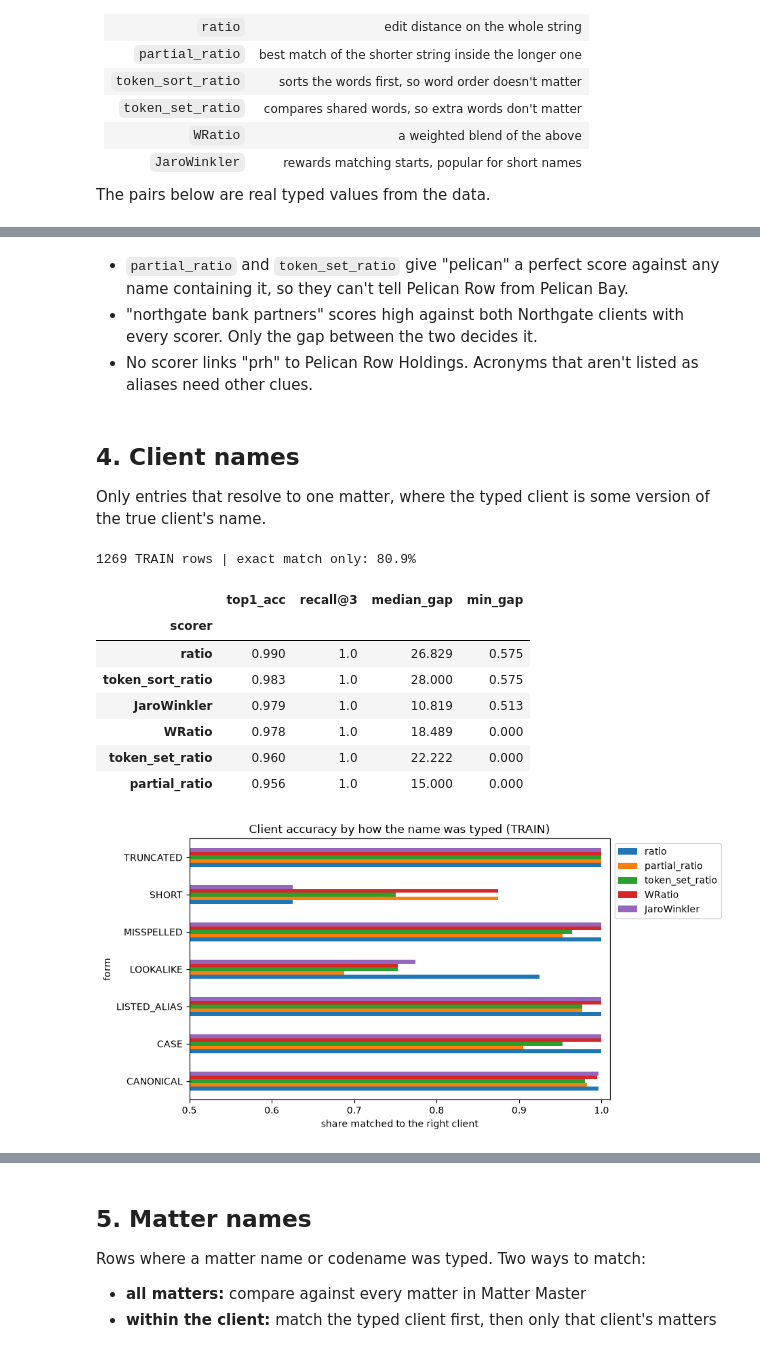
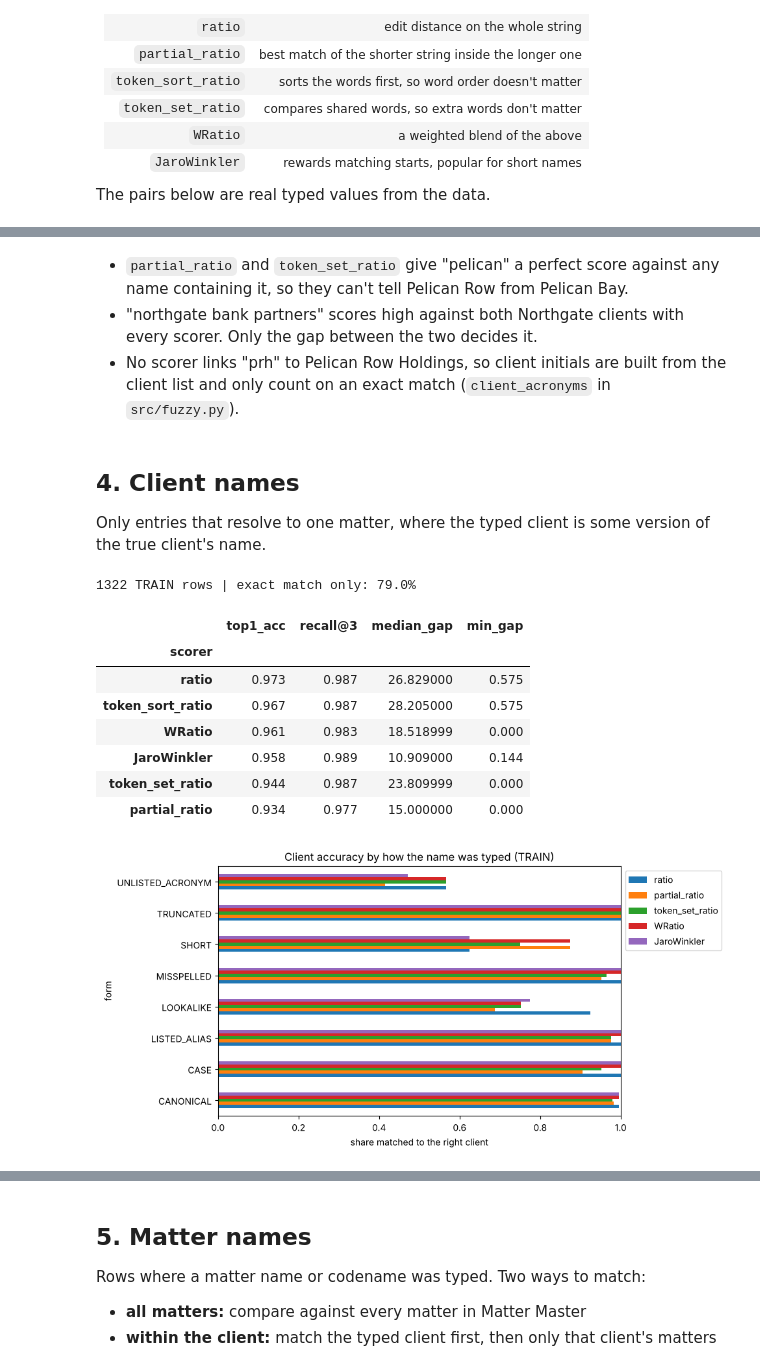
Before and after one commit to ashleyyykim/billing-entry-assistant, a Jupyter notebook: matching/notebooks/01_fuzzy_scorer_comparison.ipynb, the cells around one changed output, grey strips where cells are left out. Cells and saved outputs as stored; diff of their text form; code cells hidden in the pictures.

```diff
--- a/matching/notebooks/01_fuzzy_scorer_comparison.ipynb
+++ b/matching/notebooks/01_fuzzy_scorer_comparison.ipynb
@@ -28,11 +28,12 @@ from fuzzy import SCORERS, client_name_table, matter_name_table, score_table, ma
 # %%
 DATA_PATH = Path("../data/synthetic_time_entries_v3.xlsx")
 RESULTS_DIR = Path("../results")
+SHORTHAND_PATH = Path("../data/shorthand_bank.csv")   # billing shorthand, never read as client initials
 TUNE, CHECK = "TRAIN", "VAL"
 
 # Entries that resolve to one matter, so a typed client belongs to the true client
 ONE_MATTER = ["CLEAN", "INCOMPLETE", "MESSY"]
-CLIENT_FORMS = ["CANONICAL", "LISTED_ALIAS", "CASE", "MISSPELLED", "SHORT", "TRUNCATED", "LOOKALIKE"]
+CLIENT_FORMS = ["CANONICAL", "LISTED_ALIAS", "UNLISTED_ACRONYM", "CASE", "MISSPELLED", "SHORT", "TRUNCATED", "LOOKALIKE"]
 MATTER_FORMS = ["CANONICAL", "CODENAME", "CODENAME_TYPO", "DESCRIPTOR"]
 # %% [markdown]
 ## 2. Load data
@@ -45,7 +46,8 @@ raw = pd.read_excel(DATA_PATH, sheet_name="Time Entries", dtype=str)
 matter_master = pd.read_excel(DATA_PATH, sheet_name="Matter Master", dtype=str)
 assert set(raw["KEY: Split"]) == {"TRAIN", "VAL", "TEST"}
 
-client_names = client_name_table(matter_master)
+acronym_skip = pd.read_csv(SHORTHAND_PATH)["shorthand"].tolist()
+client_names = client_name_table(matter_master, acronym_skip)
 matter_names = matter_name_table(matter_master)
 client_cmids = matter_master.groupby("Client")["CMID"].agg(set).to_dict()
 
@@ -94,7 +96,7 @@ pd.DataFrame([{"typed": a, "name": b, "case": c, **{s: round(f(a, b) * m) for s,
 # %% [markdown]
 - `partial_ratio` and `token_set_ratio` give "pelican" a perfect score against any name containing it, so they can't tell Pelican Row from Pelican Bay.
 - "northgate bank partners" scores high against both Northgate clients with every scorer. Only the gap between the two decides it.
-- No scorer links "prh" to Pelican Row Holdings. Acronyms that aren't listed as aliases need other clues.
+- No scorer links "prh" to Pelican Row Holdings, so client initials are built from the client list and only count on an exact match (`client_acronyms` in `src/fuzzy.py`).
 # %% [markdown]
 ## 4. Client names
 
@@ -113,21 +115,21 @@ client_results, client_ranked = compare_scorers(clients_train, client_names)
 print(f"{len(clients_train)} TRAIN rows | exact match only: {exact_match_acc(clients_train, client_names):.1%}")
 client_results.sort_values("top1_acc", ascending=False).round(3)
 # %% [output]
-1269 TRAIN rows | exact match only: 80.9%
+1322 TRAIN rows | exact match only: 79.0%
 |  | top1_acc | recall@3 | median_gap | min_gap |
 | scorer |  |  |  |  |
-| ratio | 0.990 | 1.0 | 26.829 | 0.575 |
-| token_sort_ratio | 0.983 | 1.0 | 28.000 | 0.575 |
-| JaroWinkler | 0.979 | 1.0 | 10.819 | 0.513 |
-| WRatio | 0.978 | 1.0 | 18.489 | 0.000 |
-| token_set_ratio | 0.960 | 1.0 | 22.222 | 0.000 |
-| partial_ratio | 0.956 | 1.0 | 15.000 | 0.000 |
+| ratio | 0.973 | 0.987 | 26.829000 | 0.575 |
+| token_sort_ratio | 0.967 | 0.987 | 28.205000 | 0.575 |
+| WRatio | 0.961 | 0.983 | 18.518999 | 0.000 |
+| JaroWinkler | 0.958 | 0.989 | 10.909000 | 0.144 |
+| token_set_ratio | 0.944 | 0.987 | 23.809999 | 0.000 |
+| partial_ratio | 0.934 | 0.977 | 15.000000 | 0.000 |
 # %%
 by_form = pd.DataFrame({s: r.groupby("form")["correct"].mean() for s, r in client_ranked.items()})
-ax = by_form.drop(columns="token_sort_ratio").plot.barh(figsize=(8, 5), xlim=(0.5, 1.01), title="Client accuracy by how the name was typed (TRAIN)")
+ax = by_form.drop(columns="token_sort_ratio").plot.barh(figsize=(8, 5), xlim=(0, 1), title="Client accuracy by how the name was typed (TRAIN)")
 ax.set_xlabel("share matched to the right client")
 ax.legend(loc="upper left", bbox_to_anchor=(1, 1))
 plt.show()
 # %% [output]
-[figure, old version]
+[figure, new version]
 # %% [markdown]
```
Also changed, not shown: parts of 12 cells of this notebook, 28 other files.
